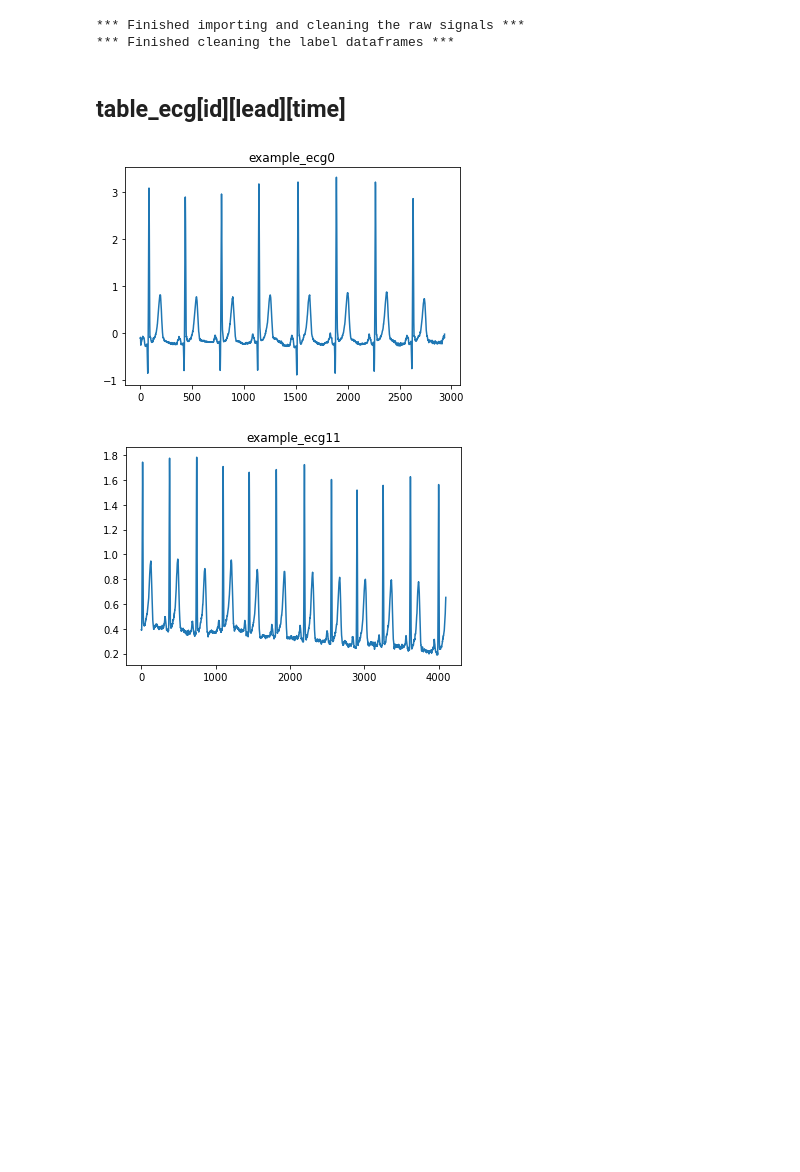
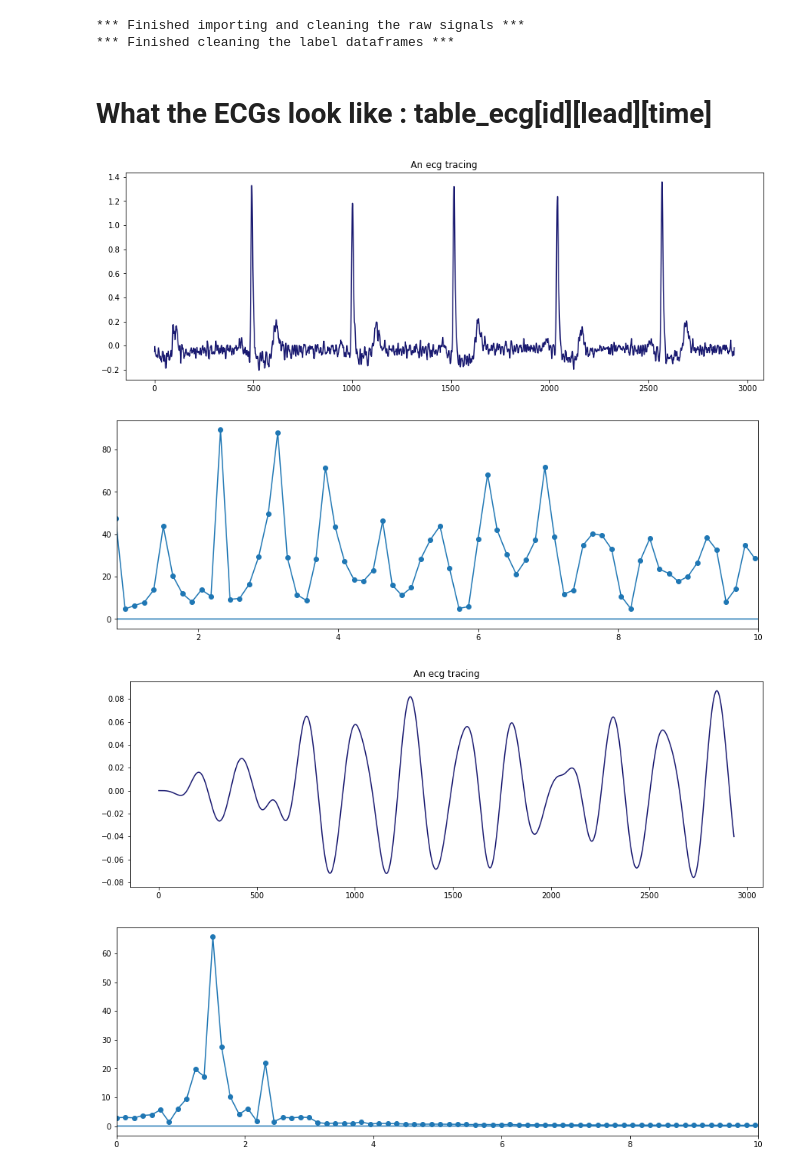
Before and after one commit to maxencenoble/dnn_diagnosis_explanation, a Jupyter notebook: exploration_periode.ipynb, the cells around one changed output. Cells and saved outputs as stored; diff of their text form; code cells hidden in the pictures; blank space fills up the shorter version.

```diff
--- a/exploration_periode.ipynb
+++ b/exploration_periode.ipynb
@@ -68,17 +71,37 @@ table_ecg11 = table_ecg[:, 11]
 *** Finished importing and cleaning the raw signals ***
 *** Finished cleaning the label dataframes ***
 # %% [markdown]
-## table_ecg[id][lead][time]
+# What the ECGs look like :  table_ecg[id][lead][time]
-# %%
-example_ecg0 = table_ecg[0][0]
-example_ecg11 = table_ecg[11][0]
-plt.plot(example_ecg0)
-plt.title('example_ecg0')
-plt.show()
-
-plt.plot(example_ecg11)
-plt.title('example_ecg11')
-plt.show()
-# %% [output]
-[figure, removed]
-[figure, removed]
+# %%
+(patient_id,lead_number)=(709,0)
+
+signal = table_ecg[patient_id][lead_number]
+
+plt.figure(figsize=(15,5))
+plt.plot(signal,'midnightblue')
+plt.title('An ecg tracing')
+
+plt.figure(figsize=(15,5))
+plt.plot(np.fft.fftfreq(np.size(signal),1/400),np.abs(np.fft.fft(signal)),'-o')
+plt.xlim([5/6,10])
+plt.show()
+
+"""Compute the Butterworth filter"""
+a, b = scipy.signal.butter(N=4, Wn=[1,2], btype='bandpass',analog=False, output='ba',fs=400)
+
+"""Filter the signal and save it"""
+signal_new = scipy.signal.lfilter(a,b,signal)
+
+plt.figure(figsize=(15,5))
+plt.plot(signal_new,'midnightblue')
+plt.title('An ecg tracing')
+
+plt.figure(figsize=(15,5))
+plt.plot(np.fft.fftfreq(np.size(signal_new),1/400),np.abs(np.fft.fft(signal_new)),'-o')
+plt.xlim([0,10])
+plt.show()
+# %% [output]
+[figure, added]
+[figure, added]
+[figure, added]
+[figure, added]
```
Also changed, not shown: parts of 10 cells of this notebook, 9 other files.
